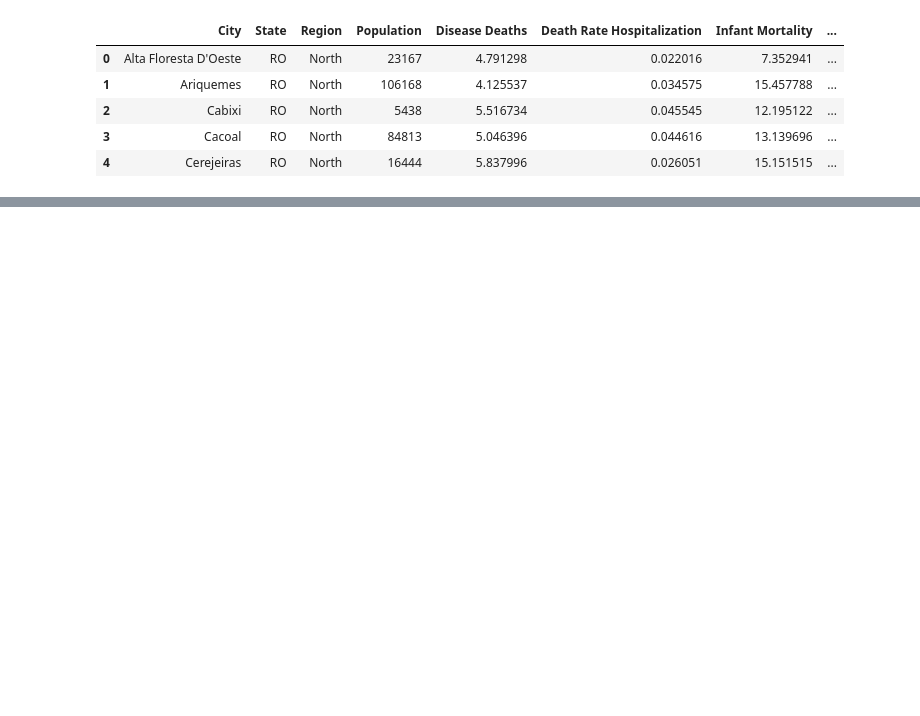
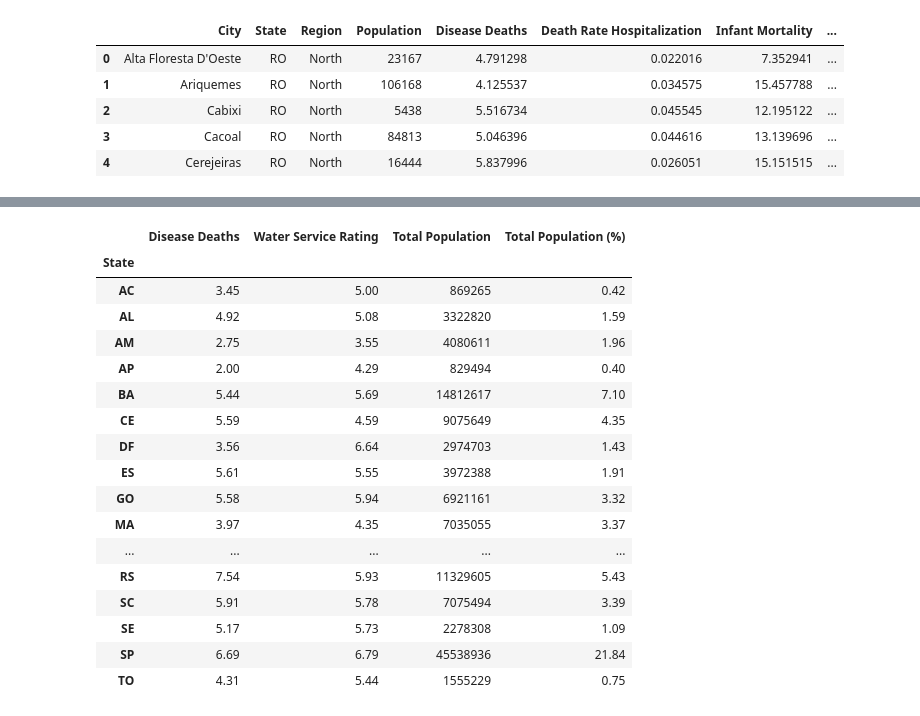
Before and after one commit to felipedmnq/Data-Analisys---Brazilian-Municipalities-Health-Indicators., a Jupyter notebook: Data Analisis - Brazilian Municipalities Health Indicators..ipynb, the cells around one changed output, grey strips where cells are left out. Cells and saved outputs as stored; diff of their text form; code cells hidden in the pictures; blank space fills up the shorter version.

```diff
--- a/Data Analisis - Brazilian Municipalities Health Indicators..ipynb
+++ b/Data Analisis - Brazilian Municipalities Health Indicators..ipynb
@@ -418,0 +444,22 @@ df.loc[(df['Disease Deaths']) < 1]
+# %%
+df_states['Total Population (%)'] = pop_rate
+df_states
+# %% [output]
+|  | Disease Deaths | Water Service Rating | Total Population | Total Population (%) |
+| State |  |  |  |  |
+| AC | 3.45 | 5.00 | 869265 | 0.42 |
+| AL | 4.92 | 5.08 | 3322820 | 1.59 |
+| AM | 2.75 | 3.55 | 4080611 | 1.96 |
+| AP | 2.00 | 4.29 | 829494 | 0.40 |
+| BA | 5.44 | 5.69 | 14812617 | 7.10 |
+| CE | 5.59 | 4.59 | 9075649 | 4.35 |
+| DF | 3.56 | 6.64 | 2974703 | 1.43 |
+| ES | 5.61 | 5.55 | 3972388 | 1.91 |
+| GO | 5.58 | 5.94 | 6921161 | 3.32 |
+| MA | 3.97 | 4.35 | 7035055 | 3.37 |
+| ... | ... | ... | ... | ... |
+| RS | 7.54 | 5.93 | 11329605 | 5.43 |
+| SC | 5.91 | 5.78 | 7075494 | 3.39 |
+| SE | 5.17 | 5.73 | 2278308 | 1.09 |
+| SP | 6.69 | 6.79 | 45538936 | 21.84 |
+| TO | 4.31 | 5.44 | 1555229 | 0.75 |
```
Also changed, not shown: parts of 14 cells of this notebook.
